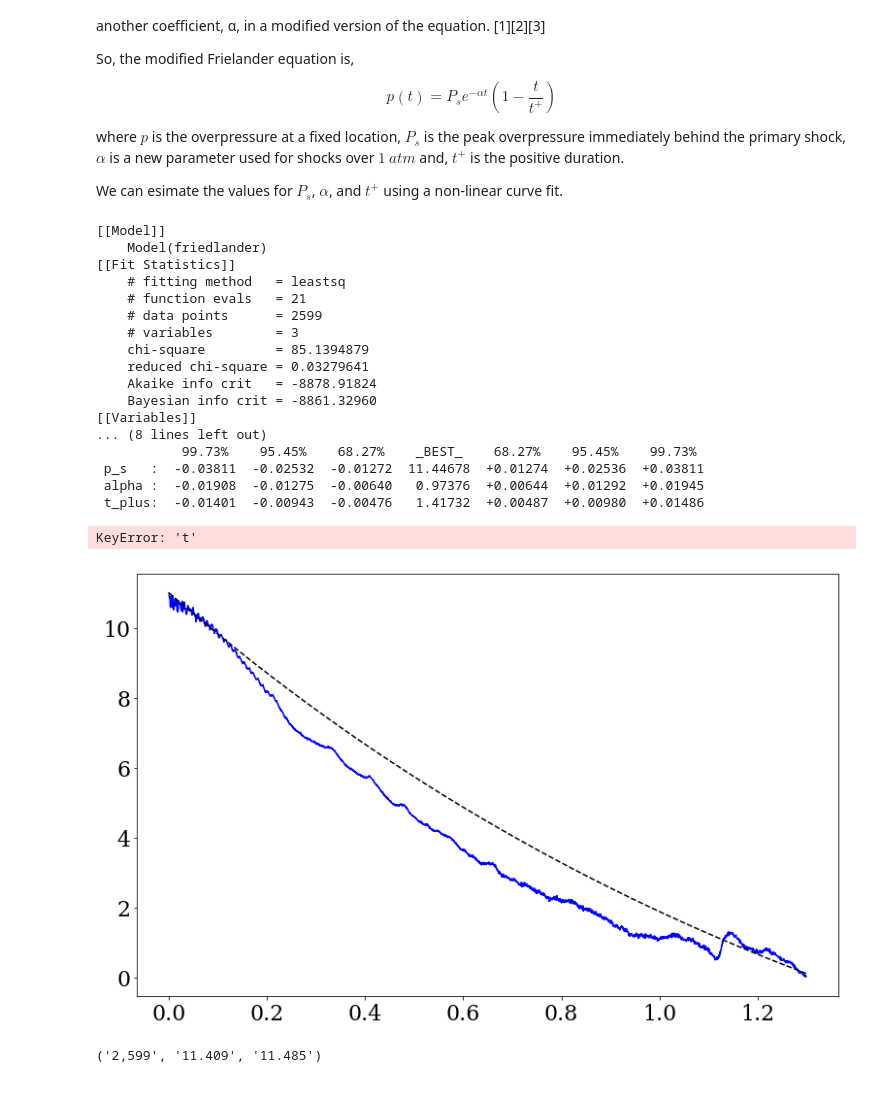
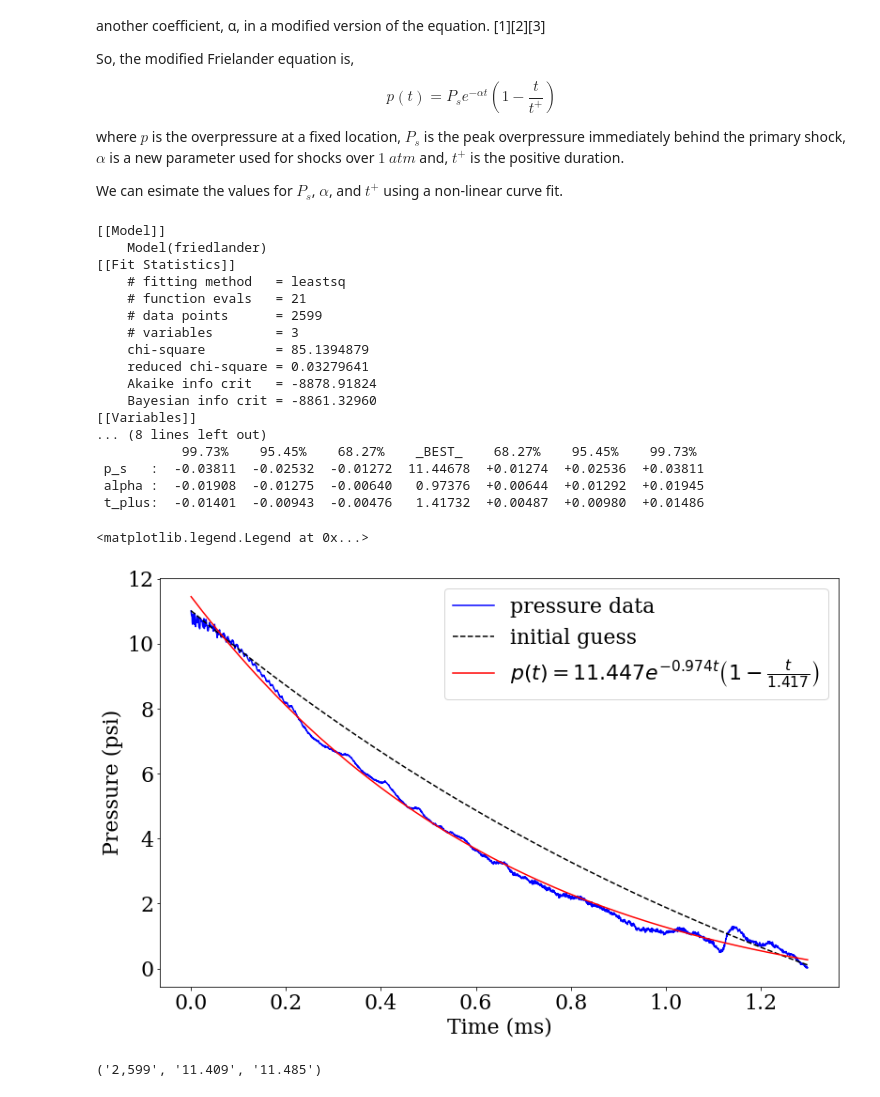
Before and after one commit to lightsquared/lightsquared.github.io, a Jupyter notebook: _jupyter/Incident Overpressure Analysis.ipynb, the cells around one changed output. Cells and saved outputs as stored; diff of their text form; code cells hidden in the pictures.

```diff
--- a/_jupyter/Incident Overpressure Analysis.ipynb
+++ b/_jupyter/Incident Overpressure Analysis.ipynb
@@ -351,39 +351,36 @@ f_p_CI_99_minus = format(p_CI_99_minus, '0.3f')
 f_p_CI_99_plus = format(p_CI_99_plus, '0.3f')
 f_n_pts = format(n_pts, '0,.0f')
 
 print(result.fit_report())
 print(result.ci_report())
 
 fig, ax = plt.subplots(figsize=(w,h))
 plt.plot(t, p,'b', label='pressure data')
 plt.plot(t, result.init_fit, 'k--', label = 'initial guess')
-fit = plt.plot(t, result.best_fit, 'r-',
-               label= r'$p(t)={} e^{{-{}t}} \left(1-\frac{t}{{}} \right)$'.format(f_ps,
-                                                                                       f_a,
-                                                                                       f_tp))
+fit = plt.plot(t, result.best_fit, 'r-', label= r'$p(t)={} e^{{-{}t}} \left(1-\frac{{t}}{{{}}} \right)$'.format(f_ps,f_a,f_tp))
 plt.xlabel('Time (ms)')
 plt.ylabel('Pressure (psi)')
 plt.legend()
 # %% [output]
 [[Model]]
     Model(friedlander)
 [[Fit Statistics]]
     # fitting method   = leastsq
     # function evals   = 21
     # data points      = 2599
     # variables        = 3
     chi-square         = 85.1394879
     reduced chi-square = 0.03279641
     Akaike info crit   = -8878.91824
     Bayesian info crit = -8861.32960
 [[Variables]]
 ... (8 lines left out)
            99.73%    95.45%    68.27%    _BEST_    68.27%    95.45%    99.73%
  p_s   :  -0.03811  -0.02532  -0.01272  11.44678  +0.01274  +0.02536  +0.03811
  alpha :  -0.01908  -0.01275  -0.00640   0.97376  +0.00644  +0.01292  +0.01945
  t_plus:  -0.01401  -0.00943  -0.00476   1.41732  +0.00487  +0.00980  +0.01486
-KeyError: 't'
+<matplotlib.legend.Legend at 0x...>
-[figure, old version]
+[figure, new version]
 # %%
 f_n_pts, f_p_CI_99_minus, f_p_CI_99_plus
 # %% [output]
```
Also changed, not shown: 1 other file.
